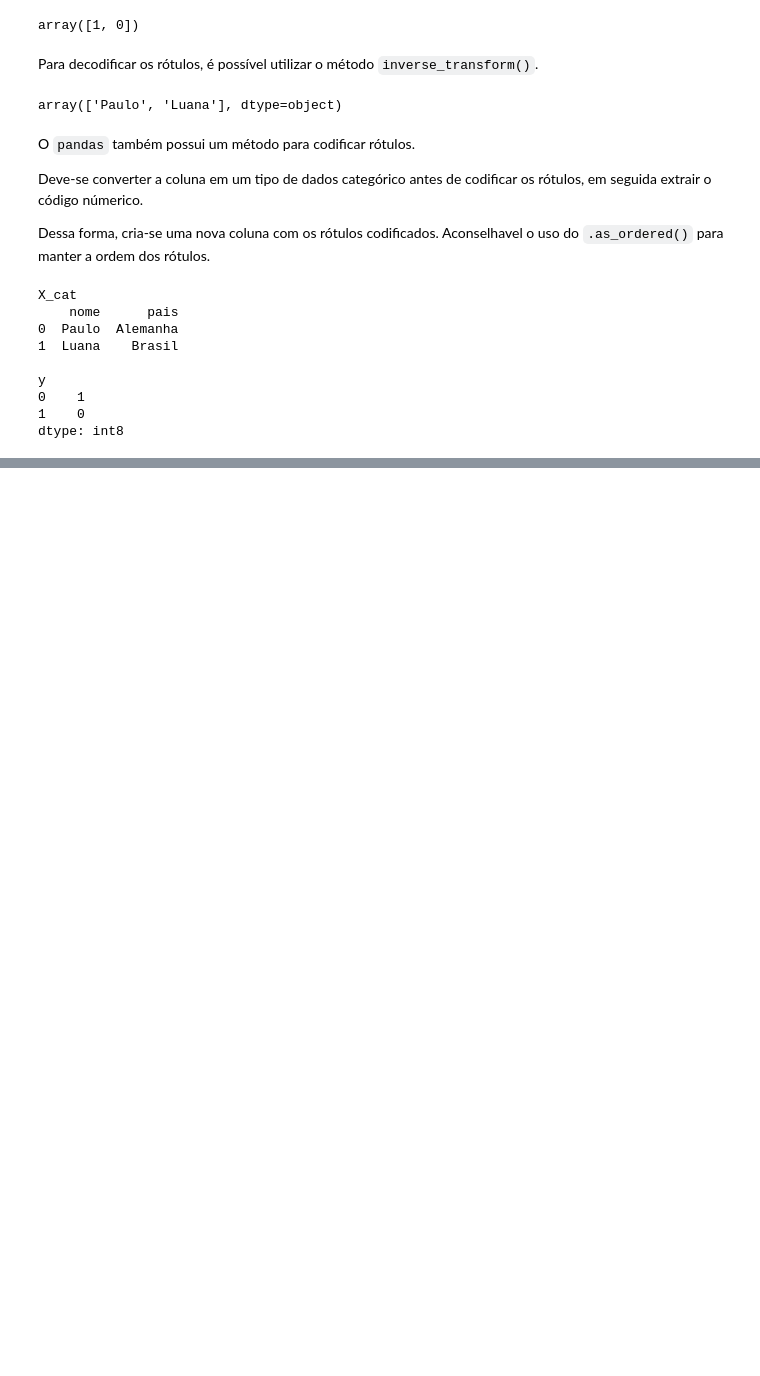
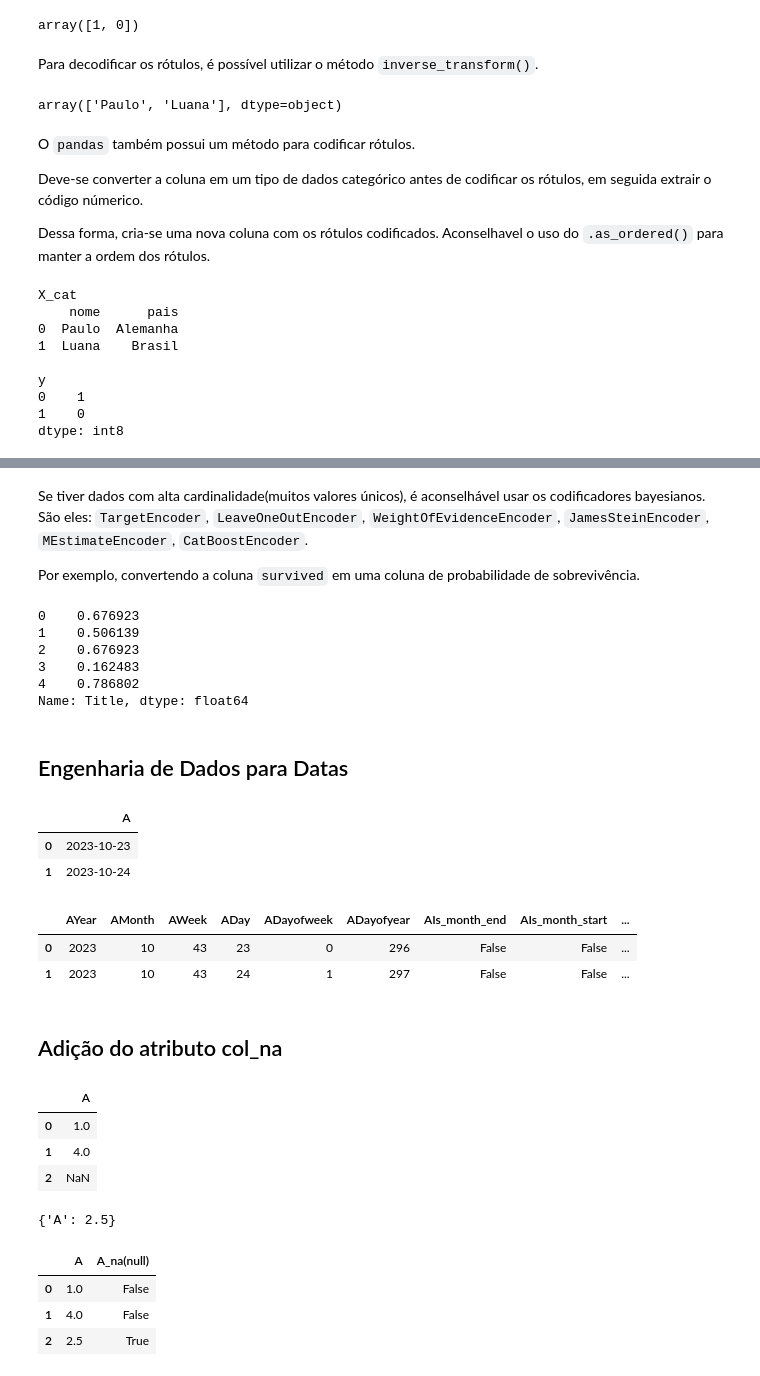
Before and after one commit to pcmoraesmenezes/Inteligencia-Artificial, a Jupyter notebook: Livros/Machine Learning - Guia de Referência Rápida/codigos/capitulo7.ipynb, the cells around one changed output, grey strips where cells are left out. Drawn from its saved outputs; the diff is of its cells as text; code cells hidden in the pictures; blank space fills up the shorter version.

```diff
--- a/Livros/Machine Learning - Guia de Referência Rápida/codigos/capitulo7.ipynb
+++ b/Livros/Machine Learning - Guia de Referência Rápida/codigos/capitulo7.ipynb
@@ -210,0 +366,22 @@ dtype: int8
+# %% [markdown]
+Se tiver dados com alta cardinalidade(muitos valores únicos), é aconselhável usar os codificadores bayesianos. São eles: `TargetEncoder`, `LeaveOneOutEncoder`, `WeightOfEvidenceEncoder`, `JamesSteinEncoder`, `MEstimateEncoder`, `CatBoostEncoder`.
+
+Por exemplo, convertendo a coluna `survived` em uma coluna de probabilidade de sobrevivência.
+# %%
+def get_title(df):
+    return df.name.str.extract(
+        "([A-Za-z]+)\\.", expand=False
+    )
+te = ce.TargetEncoder(cols="Title")
+te.fit_transform(
+    df.assign(Title=get_title), df.survived
+)["Title"].head()
+# %% [output]
+0    0.676923
+1    0.506139
+2    0.676923
+3    0.162483
+4    0.786802
+Name: Title, dtype: float64
+# %% [markdown]
+## Engenharia de Dados para Datas
@@ -210,0 +390,24 @@ dtype: int8
+# %%
+data = pd.DataFrame(
+    {
+        "A": pd.to_datetime(
+            ["10/23/2023", "10/24/2023"],
+            format="%m/%d/%Y",
+            errors="coerce"
+        ),
+    }
+)
+
+data
+# %% [output]
+|  | A |
+| 0 | 2023-10-23 |
+| 1 | 2023-10-24 |
+# %%
+add_datepart(data, "A")
+# %% [output]
+|  | AYear | AMonth | AWeek | ADay | ADayofweek | ADayofyear | AIs_month_end | AIs_month_start | ... |
+| 0 | 2023 | 10 | 43 | 23 | 0 | 296 | False | False | ... |
+| 1 | 2023 | 10 | 43 | 24 | 1 | 297 | False | False | ... |
+# %% [markdown]
+## Adição do atributo col_na
@@ -210,0 +430,24 @@ dtype: int8
+# %%
+data = pd.DataFrame(
+    {
+        "A": [1, 4, None],
+    }
+)
+
+data
+# %% [output]
+|  | A |
+| 0 | 1.0 |
+| 1 | 4.0 |
+| 2 | NaN |
+# %%
+fix_missing(data, data.A, "A", {})
+# %% [output]
+{'A': 2.5}
+# %%
+data
+# %% [output]
+|  | A | A_na(null) |
+| 0 | 1.0 | False |
+| 1 | 4.0 | False |
+| 2 | 2.5 | True |
```
Also changed, not shown: parts of 26 cells of this notebook.
